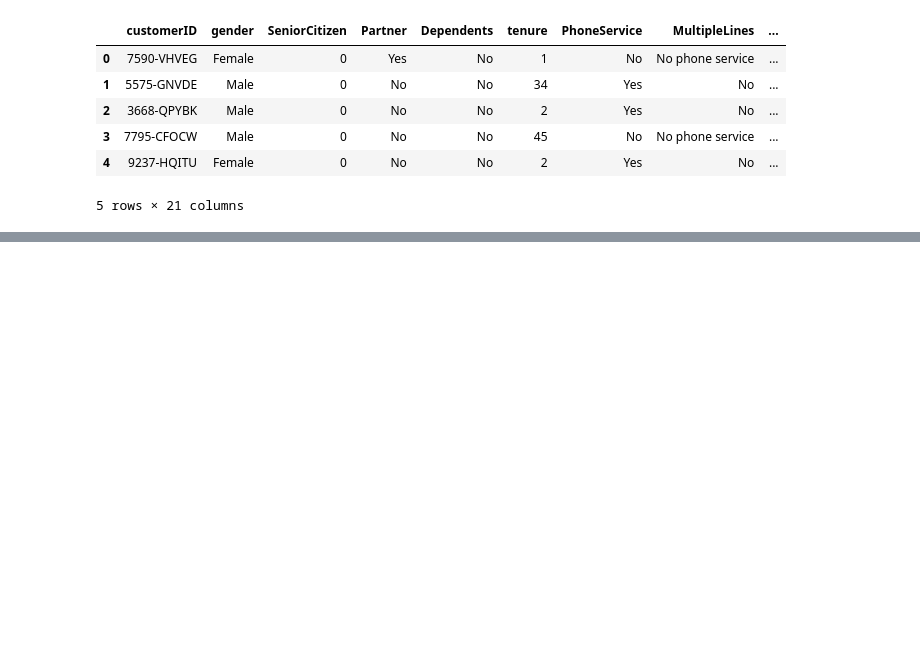
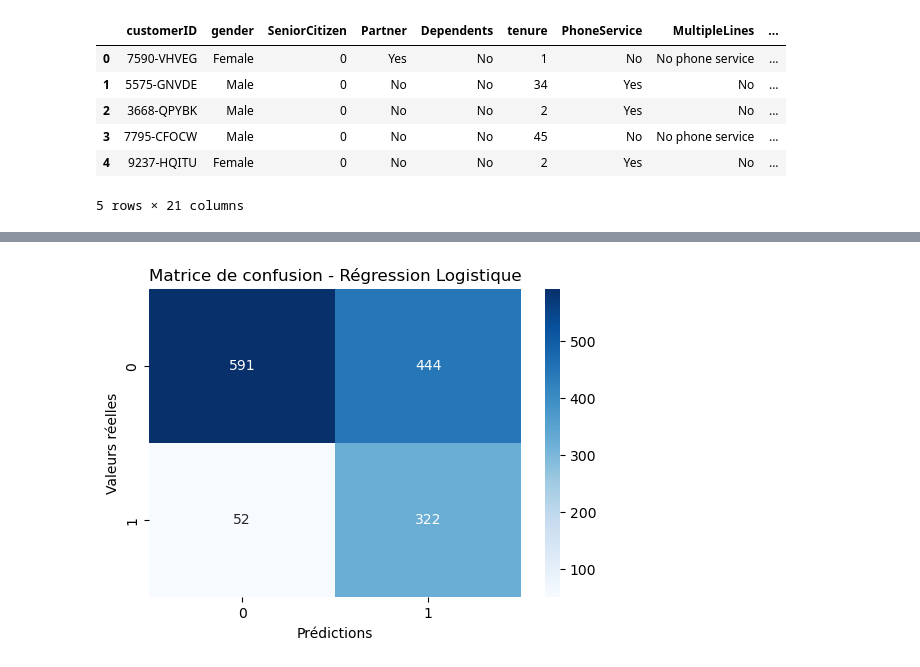
Before and after one commit to selenaiskounen/Clients-satisfaction-prediction, a Jupyter notebook: notebook/Notebook.ipynb, the cells around one changed output, grey strips where cells are left out. Cells and saved outputs as stored; diff of their text form; code cells hidden in the pictures; blank space fills up the shorter version.

Commit message:
first predictions

```diff
--- a/notebook/Notebook.ipynb
+++ b/notebook/Notebook.ipynb
@@ -15,0 +43,9 @@ df.head()
+# %%
+# Encodage binaire
+df['Churn'] = df['Churn'].map({'Yes': 1, 'No': 0})
+
+# Variables catégorielles à encoder
+cat_cols = df.select_dtypes(include='object').columns
+
+# One-hot encoding
+df = pd.get_dummies(df, columns=cat_cols, drop_first=True)
@@ -15,0 +67,13 @@ df.head()
+# %%
+X_train, X_test, y_train, y_test = train_test_split(
+    X_scaled, y, test_size=0.2, random_state=42, stratify=y
+)
+# %%
+logreg = LogisticRegression()
+logreg.fit(X_train, y_train)
+y_pred_log = logreg.predict(X_test)
+
+print("Régression logistique")
+print(confusion_matrix(y_test, y_pred_log))
+print(classification_report(y_test, y_pred_log))
+print("Accuracy:", accuracy_score(y_test, y_pred_log))
@@ -15,0 +94,20 @@ df.head()
+# %%
+from sklearn.metrics import confusion_matrix
+import seaborn as sns
+import matplotlib.pyplot as plt
+
+# Prédictions
+y_pred_log = logreg.predict(X_test)
+
+# Matrice de confusion
+cm_log = confusion_matrix(y_test, y_pred_log)
+
+# Affichage
+plt.figure(figsize=(6, 4))
+sns.heatmap(cm_log, annot=True, fmt='d', cmap='Blues')
+plt.title("Matrice de confusion - Régression Logistique")
+plt.xlabel("Prédictions")
+plt.ylabel("Valeurs réelles")
+plt.show()
+# %% [output]
+[figure, added]
```
Also changed, not shown: parts of 8 cells of this notebook.
